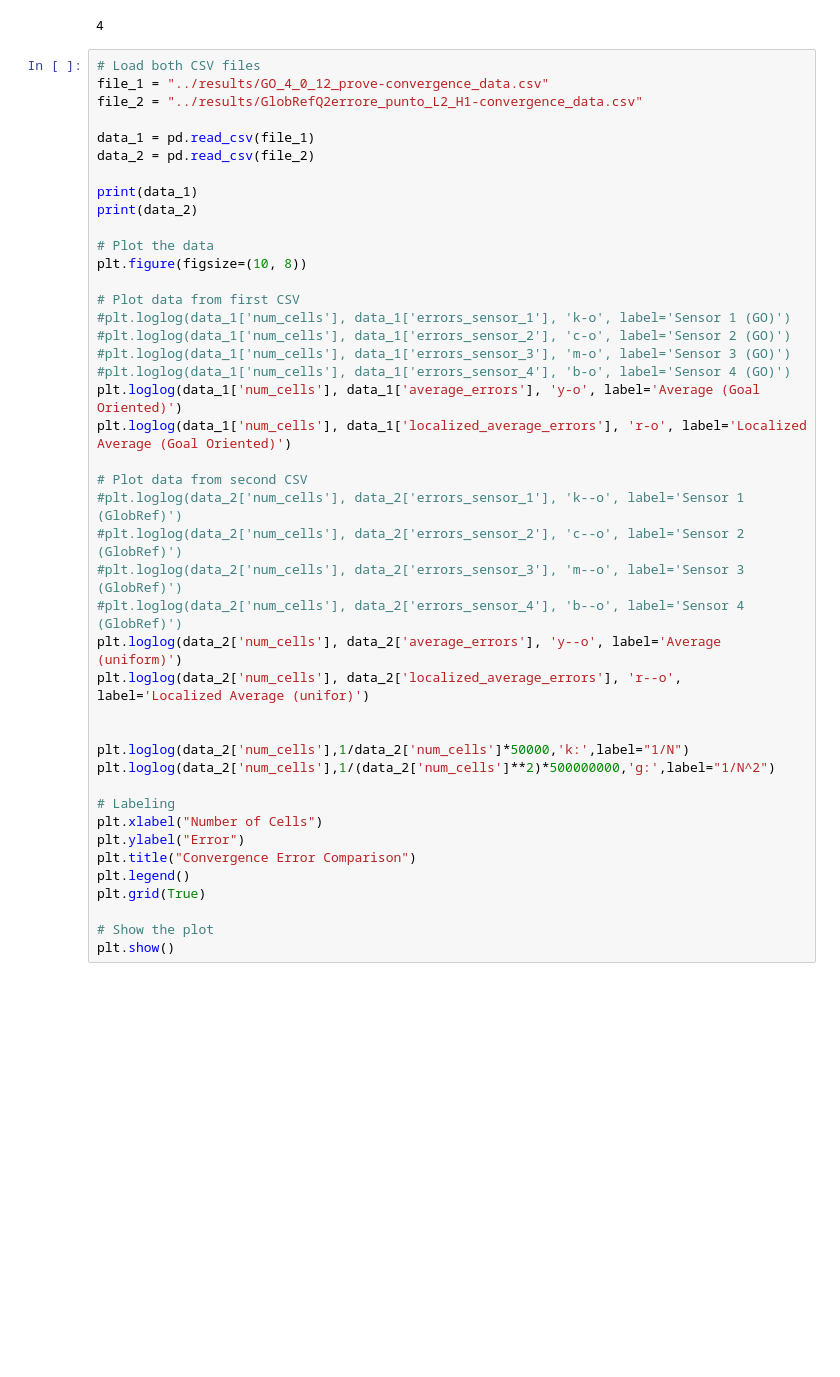
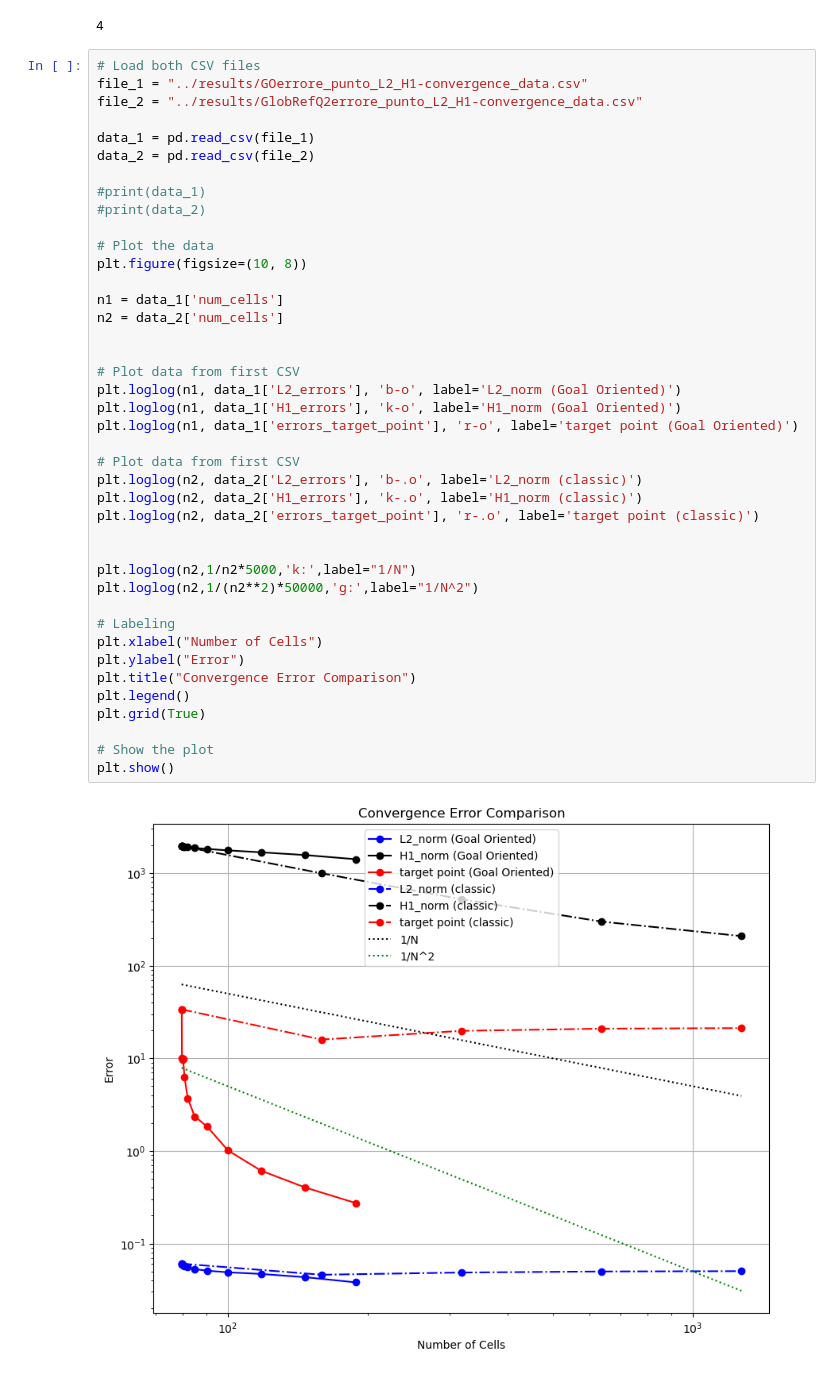
Before and after one commit to Matteo-Malve/ion_propulsion, a Jupyter notebook: postprocessing/convergence_plots.ipynb, the cells around one changed output. Saved outputs shown, nothing was run; the diff lists cells and outputs as text; blank space fills up the shorter version.

```diff
--- a/postprocessing/convergence_plots.ipynb
+++ b/postprocessing/convergence_plots.ipynb
@@ -139,44 +139,44 @@ print(len(data_1['num_cells']))
 4
 # %%
 # Load both CSV files
-file_1 = "../results/GO_4_0_12_prove-convergence_data.csv"
+file_1 = "../results/GOerrore_punto_L2_H1-convergence_data.csv"
 file_2 = "../results/GlobRefQ2errore_punto_L2_H1-convergence_data.csv"
 
 data_1 = pd.read_csv(file_1)
 data_2 = pd.read_csv(file_2)
 
-print(data_1)
-print(data_2)
+#print(data_1)
+#print(data_2)
 
 # Plot the data
 plt.figure(figsize=(10, 8))
 
-# Plot data from first CSV
-#plt.loglog(data_1['num_cells'], data_1['errors_sensor_1'], 'k-o', label='Sensor 1 (GO)')
-#plt.loglog(data_1['num_cells'], data_1['errors_sensor_2'], 'c-o', label='Sensor 2 (GO)')
-#plt.loglog(data_1['num_cells'], data_1['errors_sensor_3'], 'm-o', label='Sensor 3 (GO)')
-#plt.loglog(data_1['num_cells'], data_1['errors_sensor_4'], 'b-o', label='Sensor 4 (GO)')
-plt.loglog(data_1['num_cells'], data_1['average_errors'], 'y-o', label='Average (Goal Oriented)')
-plt.loglog(data_1['num_cells'], data_1['localized_average_errors'], 'r-o', label='Localized Average (Goal Oriented)')
-
-# Plot data from second CSV
-#plt.loglog(data_2['num_cells'], data_2['errors_sensor_1'], 'k--o', label='Sensor 1 (GlobRef)')
-#plt.loglog(data_2['num_cells'], data_2['errors_sensor_2'], 'c--o', label='Sensor 2 (GlobRef)')
-#plt.loglog(data_2['num_cells'], data_2['errors_sensor_3'], 'm--o', label='Sensor 3 (GlobRef)')
-#plt.loglog(data_2['num_cells'], data_2['errors_sensor_4'], 'b--o', label='Sensor 4 (GlobRef)')
-plt.loglog(data_2['num_cells'], data_2['average_errors'], 'y--o', label='Average (uniform)')
-plt.loglog(data_2['num_cells'], data_2['localized_average_errors'], 'r--o', label='Localized Average (unifor)')
+n1 = data_1['num_cells']
+n2 = data_2['num_cells']
 
 
-plt.loglog(data_2['num_cells'],1/data_2['num_cells']*50000,'k:',label="1/N")
-plt.loglog(data_2['num_cells'],1/(data_2['num_cells']**2)*500000000,'g:',label="1/N^2")
+# Plot data from first CSV
+plt.loglog(n1, data_1['L2_errors'], 'b-o', label='L2_norm (Goal Oriented)')
+plt.loglog(n1, data_1['H1_errors'], 'k-o', label='H1_norm (Goal Oriented)')
+plt.loglog(n1, data_1['errors_target_point'], 'r-o', label='target point (Goal Oriented)')
+
+# Plot data from first CSV
+plt.loglog(n2, data_2['L2_errors'], 'b-.o', label='L2_norm (classic)')
+plt.loglog(n2, data_2['H1_errors'], 'k-.o', label='H1_norm (classic)')
+plt.loglog(n2, data_2['errors_target_point'], 'r-.o', label='target point (classic)')
+
+
+plt.loglog(n2,1/n2*5000,'k:',label="1/N")
+plt.loglog(n2,1/(n2**2)*50000,'g:',label="1/N^2")
 
 # Labeling
 plt.xlabel("Number of Cells")
 plt.ylabel("Error")
 plt.title("Convergence Error Comparison")
 plt.legend()
 plt.grid(True)
 
 # Show the plot
 plt.show()
+# %% [output]
+[figure, added]
```
Also changed, not shown: 3 other files.
